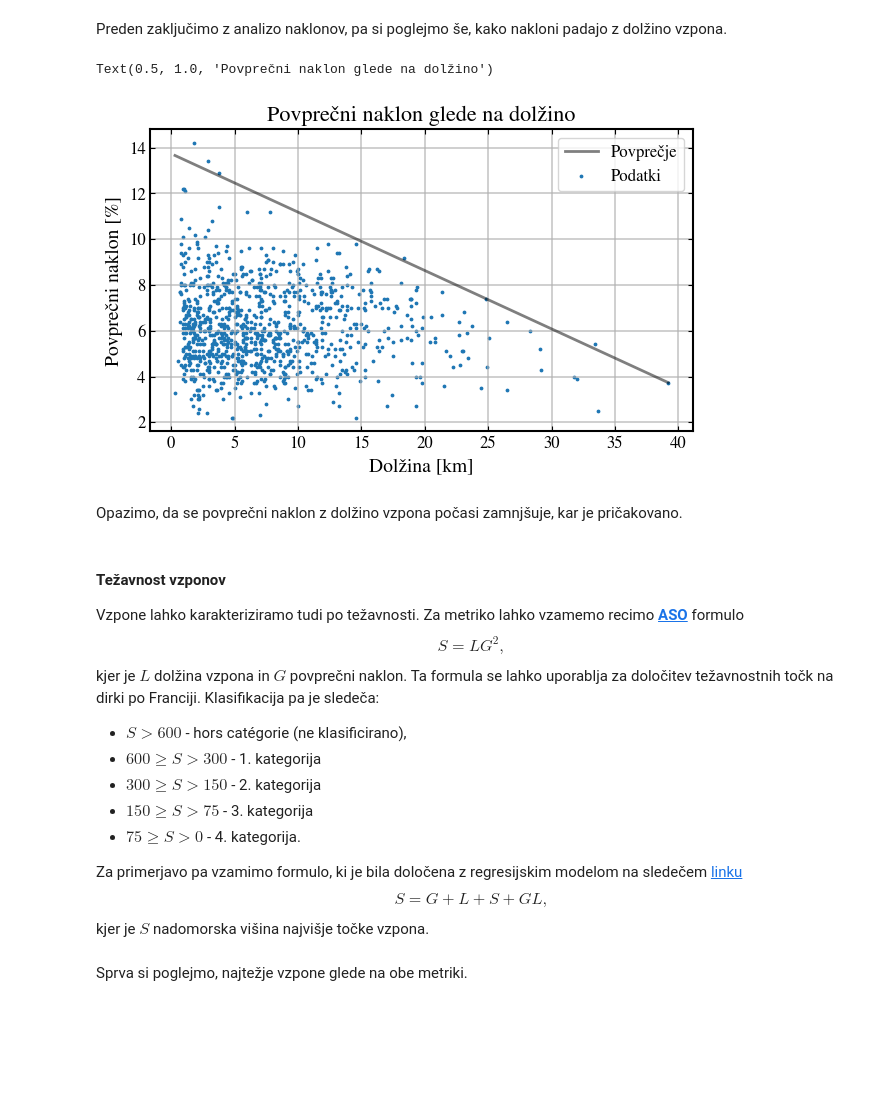
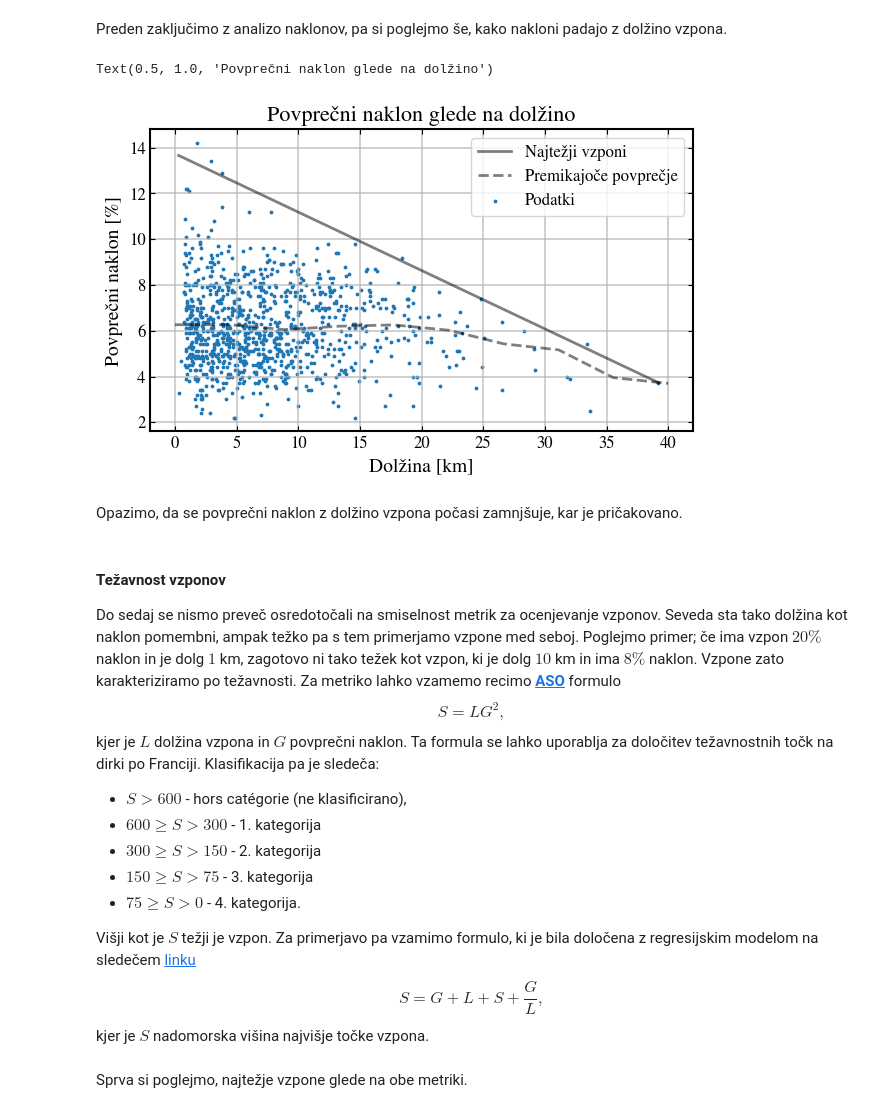
Before and after one commit to ziga-vaupotic/uvp-projektna, a Jupyter notebook: analyses/analiza-dirk.ipynb, the cells around one changed output. Saved outputs shown, nothing was run; the diff lists cells and outputs as text; code cells hidden in the pictures; blank space fills up the shorter version.

```diff
--- a/analyses/analiza-dirk.ipynb
+++ b/analyses/analiza-dirk.ipynb
@@ -31,0 +25,3 @@ data_frame
+# %%
+data_frame["DeltaVertical"] = data_frame["Steepness"] * data_frame["Length"] * 10
+data_frame.sort_values("DeltaVertical", ascending=False).head(10)
@@ -126,47 +146,55 @@ length_frame = data_frame[data_frame["Length"] != 0].drop_duplicates(subset=["Na
 
 length = length_frame["Length"]
 stepness =  length_frame["Steepness"]
 
 
 x_fit_max = np.linspace(0, 40, 8)
 
+x_fit_mean = np.linspace(0, 40, 10)
+
 categories = pd.cut(length_frame['Length'], bins=x_fit_max, include_lowest=False)
 
 max_indices = length_frame.groupby(categories)['Steepness'].idxmax()
 
+categories_mean = pd.cut(length_frame['Length'], bins=x_fit_mean, include_lowest=False)
+
+means_list = data_frame.groupby(categories_mean)['Steepness'].mean().tolist()
+means_list.insert(0, means_list[0])
 
 coefficients = np.polyfit(length[max_indices], stepness[max_indices], 1)
 polynomial = np.poly1d(coefficients)
 
 
 x_fit = np.linspace(min(length), max(length), 100)
 y_fit = polynomial(x_fit)
 
 plt.plot(x_fit, y_fit, marker="none", color="black", linestyle="solid", alpha=0.5, label="Najtežji vzponi")
 
+plt.plot(x_fit_mean, means_list, marker="none", color="black", linestyle="dashed", alpha=0.5, label="Premikajoče povprečje")
+
 plt.scatter(length, stepness, s=3, label="Podatki")
 
 plt.legend()
 
 plt.xlabel("Dolžina [km]")
 plt.ylabel("Povprečni naklon [%]")
 plt.title("Povprečni naklon glede na dolžino")
 # %% [output]
 Text(0.5, 1.0, 'Povprečni naklon glede na dolžino')
-[figure, old version]
+[figure, new version]
 # %% [markdown]
 Opazimo, da se povprečni naklon z dolžino vzpona počasi zamnjšuje, kar je pričakovano.
 # %% [markdown]
 #### Težavnost vzponov ####
-Vzpone lahko karakteriziramo tudi po težavnosti. Za metriko lahko vzamemo recimo [**ASO**](https://www.rouleur.cc/blogs/the-rouleur-journal/how-are-the-tour-de-france-climbs-classified) formulo $$S = L G^2, $$ kjer je $L$ dolžina vzpona in $G$ povprečni naklon. Ta formula se lahko uporablja za določitev težavnostnih točk na dirki po Franciji. Klasifikacija pa je sledeča:
+Do sedaj se nismo preveč osredotočali na smiselnost metrik za ocenjevanje vzponov. Seveda sta tako dolžina kot naklon pomembni, ampak težko pa s tem primerjamo vzpone med seboj. Poglejmo primer; če ima vzpon $20 \%$ naklon in je dolg $1$ km, zagotovo ni tako težek kot vzpon, ki je dolg $10$ km in ima $8\%$ naklon. Vzpone zato karakteriziramo po težavnosti. Za metriko lahko vzamemo recimo [**ASO**](https://www.rouleur.cc/blogs/the-rouleur-journal/how-are-the-tour-de-france-climbs-classified) formulo $$S = L G^2, $$ kjer je $L$ dolžina vzpona in $G$ povprečni naklon. Ta formula se lahko uporablja za določitev težavnostnih točk na dirki po Franciji. Klasifikacija pa je sledeča:
 - $S > 600$ - hors catégorie (ne klasificirano),
 - $600 \ge S > 300$ - 1. kategorija
 - $300 \ge S > 150$ - 2. kategorija
 - $150 \ge S > 75$ - 3. kategorija
 - $75 \ge S > 0$ - 4. kategorija.
 
-Za primerjavo pa vzamimo formulo, ki je bila določena z regresijskim modelom na sledečem [linku](https://www.scienceofpeloton.com/p/judging-climbing-stage-difficulty)
-$$ S = G + L + S + G L, $$
+Višji kot je $S$ težji je vzpon. Za primerjavo pa vzamimo formulo, ki je bila določena z regresijskim modelom na sledečem [linku](https://www.scienceofpeloton.com/p/judging-climbing-stage-difficulty)
+$$ S = G + L + S + \frac{G}{L}, $$
 kjer je $S$ nadomorska višina najvišje točke vzpona.
 # %% [markdown]
 Sprva si poglejmo, najtežje vzpone glede na obe metriki.
```
Also changed, not shown: parts of 21 cells of this notebook.
